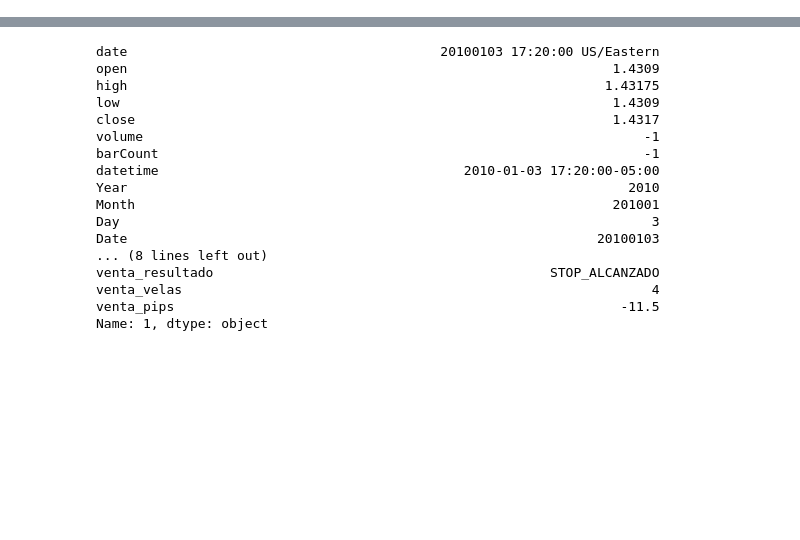
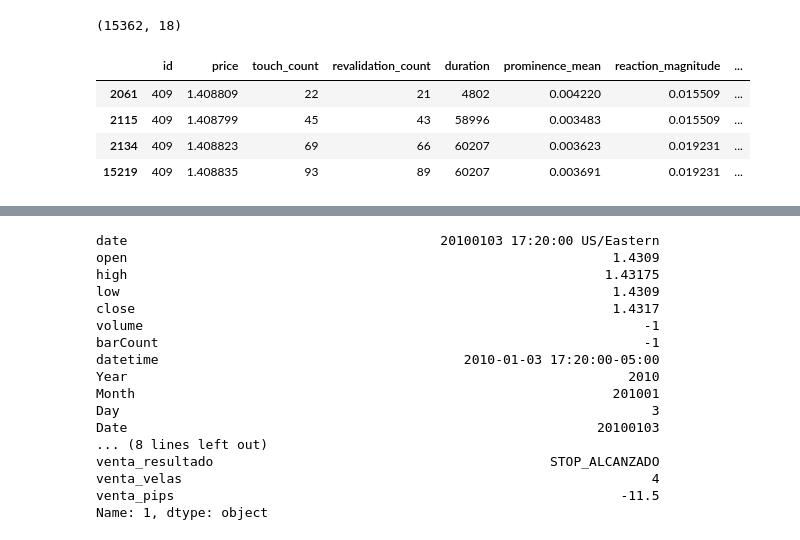
Before and after one commit to juanbarco92/Trading, a Jupyter notebook: ForexDataExtractorProject/notebooks/sma-sr.ipynb, the cells around one changed output, grey strips where cells are left out. Saved outputs shown, nothing was run; the diff lists cells and outputs as text; code cells hidden in the pictures; blank space fills up the shorter version.

Commit message:
new support resistance method

```diff
--- a/ForexDataExtractorProject/notebooks/sma-sr.ipynb
+++ b/ForexDataExtractorProject/notebooks/sma-sr.ipynb
@@ -361,0 +142,18 @@ plot_candlestick_with_clusters_plotly(df_EURUSD_5min_toviz, df_clusters, 10000)
+# %%
+# Probar con un subconjunto pequeño primero
+
+history_df = calculate_progressive_support_resistance(
+    df=df_EURUSD_5min,                   # DataFrame con datos OHLC
+    initial_window=10000,                # Ventana inicial de análisis
+    step_size=1000,                      # Procesar cada 100 velas para eficiencia
+    prominence=0.0010,                   # Filtro para detección de picos
+    distance=10,                         # Distancia mínima entre picos
+    pips_range=0.002,                    # Rango para agrupar picos (1 pip en EUR/USD)
+    reaction_window=50,                  # Ventana para calcular reacción del mercado
+    bonus_factor=0.1,                    # Factor para revalidaciones
+    role_change_bonus=1.5,               # Bonus por cambio de rol
+    gamma=5,                             # Peso para componente base
+    delta=5,                             # Peso para componente de antigüedad
+    epsilon=0.5,                         # Peso para componentes secundarios
+    merge_threshold=0.0002
+)
@@ -361,0 +178,12 @@ plot_candlestick_with_clusters_plotly(df_EURUSD_5min_toviz, df_clusters, 10000)
+# %%
+history_df.shape
+# %% [output]
+(15362, 18)
+# %%
+history_df.query("id == 409")
+# %% [output]
+|  | id | price | touch_count | revalidation_count | duration | prominence_mean | reaction_magnitude | ... |
+| 2061 | 409 | 1.408809 | 22 | 21 | 4802 | 0.004220 | 0.015509 | ... |
+| 2115 | 409 | 1.408799 | 45 | 43 | 58996 | 0.003483 | 0.015509 | ... |
+| 2134 | 409 | 1.408823 | 69 | 66 | 60207 | 0.003623 | 0.019231 | ... |
+| 15219 | 409 | 1.408835 | 93 | 89 | 60207 | 0.003691 | 0.019231 | ... |
```
Also changed, not shown: parts of 16 cells of this notebook, 6 other files.
